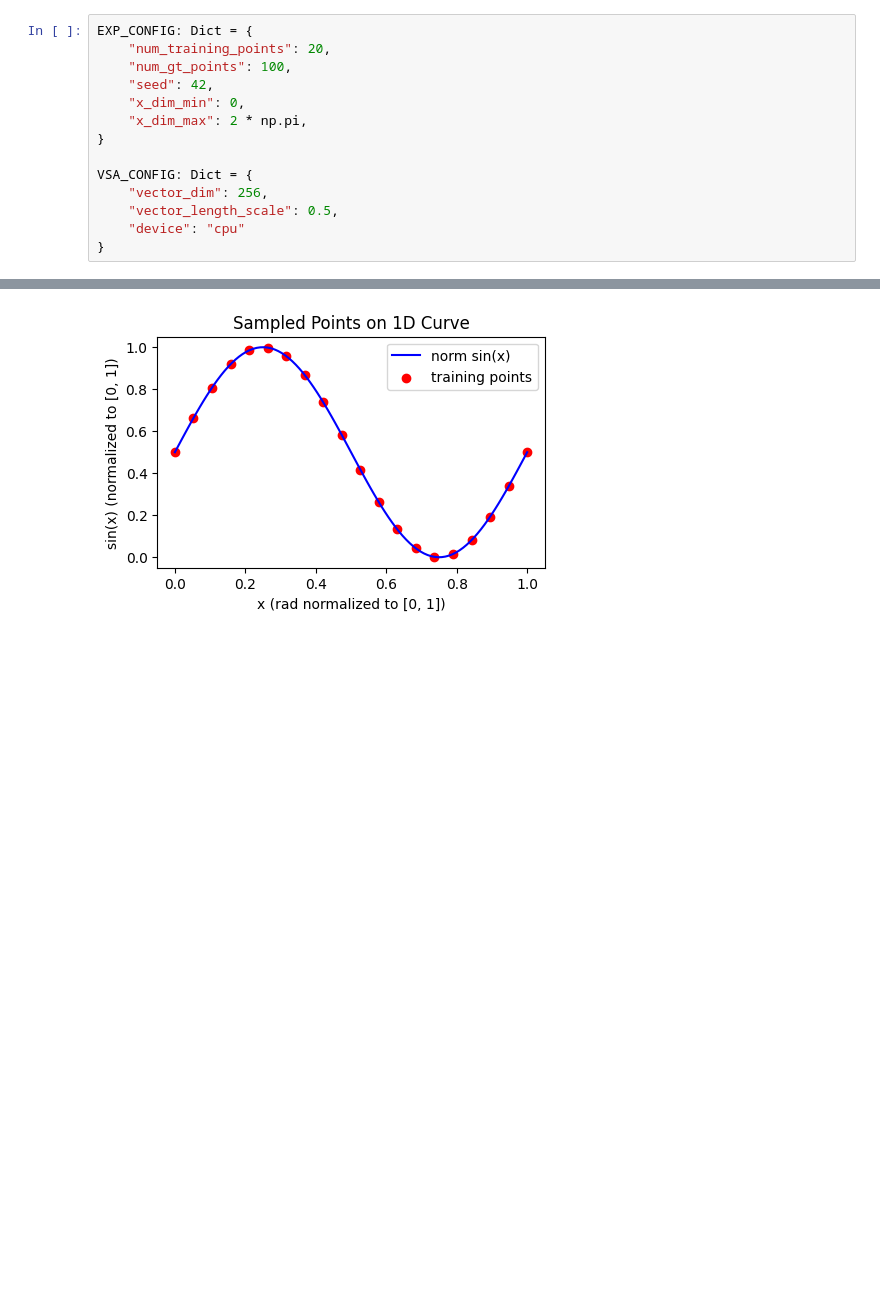
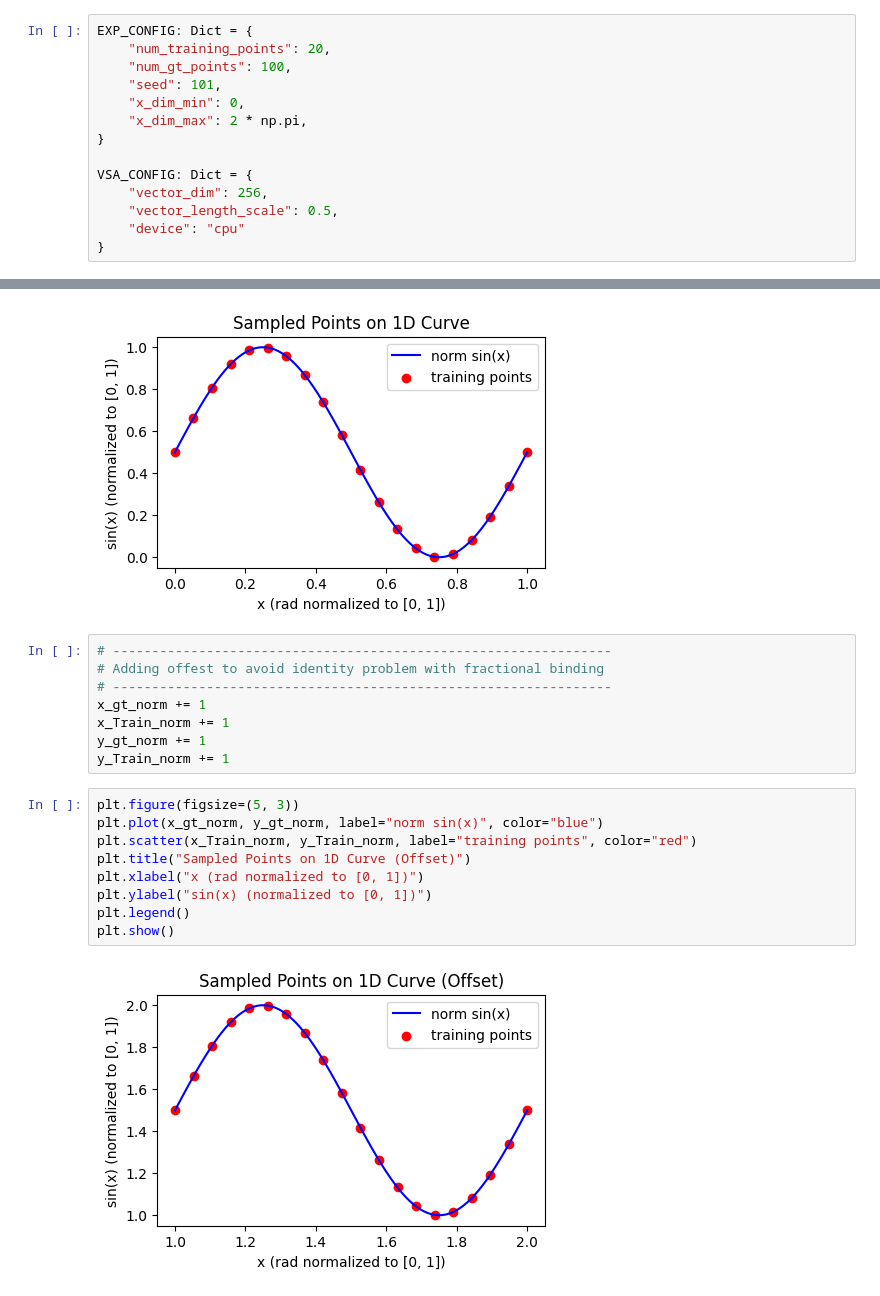
Before and after one commit to Parsa-Research-Laboratory/HyperSpace, a Jupyter notebook: experiments/development/1d_curve.ipynb, the cells around one changed output, grey strips where cells are left out. Saved outputs shown, nothing was run; the diff lists cells and outputs as text; blank space fills up the shorter version.

Commit message:
adding fix for encoding values less than 1 into vsa space producing identity vectors

```diff
--- a/experiments/development/1d_curve.ipynb
+++ b/experiments/development/1d_curve.ipynb
@@ -17,7 +18,7 @@ from hyperspace.core import (
 EXP_CONFIG: Dict = {
     "num_training_points": 20,
     "num_gt_points": 100,
-    "seed": 42,
+    "seed": 101,
     "x_dim_min": 0,
     "x_dim_max": 2 * np.pi,
 }
@@ -111,6 +112,25 @@ plt.legend()
 plt.show()
 # %% [output]
 [figure]
+# %%
+# ----------------------------------------------------------------
+# Adding offest to avoid identity problem with fractional binding
+# ----------------------------------------------------------------
+x_gt_norm += 1
+x_Train_norm += 1
+y_gt_norm += 1
+y_Train_norm += 1
+# %%
+plt.figure(figsize=(5, 3))
+plt.plot(x_gt_norm, y_gt_norm, label="norm sin(x)", color="blue")
+plt.scatter(x_Train_norm, y_Train_norm, label="training points", color="red")
+plt.title("Sampled Points on 1D Curve (Offset)")
+plt.xlabel("x (rad normalized to [0, 1])")
+plt.ylabel("sin(x) (normalized to [0, 1])")
+plt.legend()
+plt.show()
+# %% [output]
+[figure, added]
 # %%
 # ------------------------------
 # Initialize HyperSpace Modules
```
Also changed, not shown: parts of 12 cells of this notebook.
